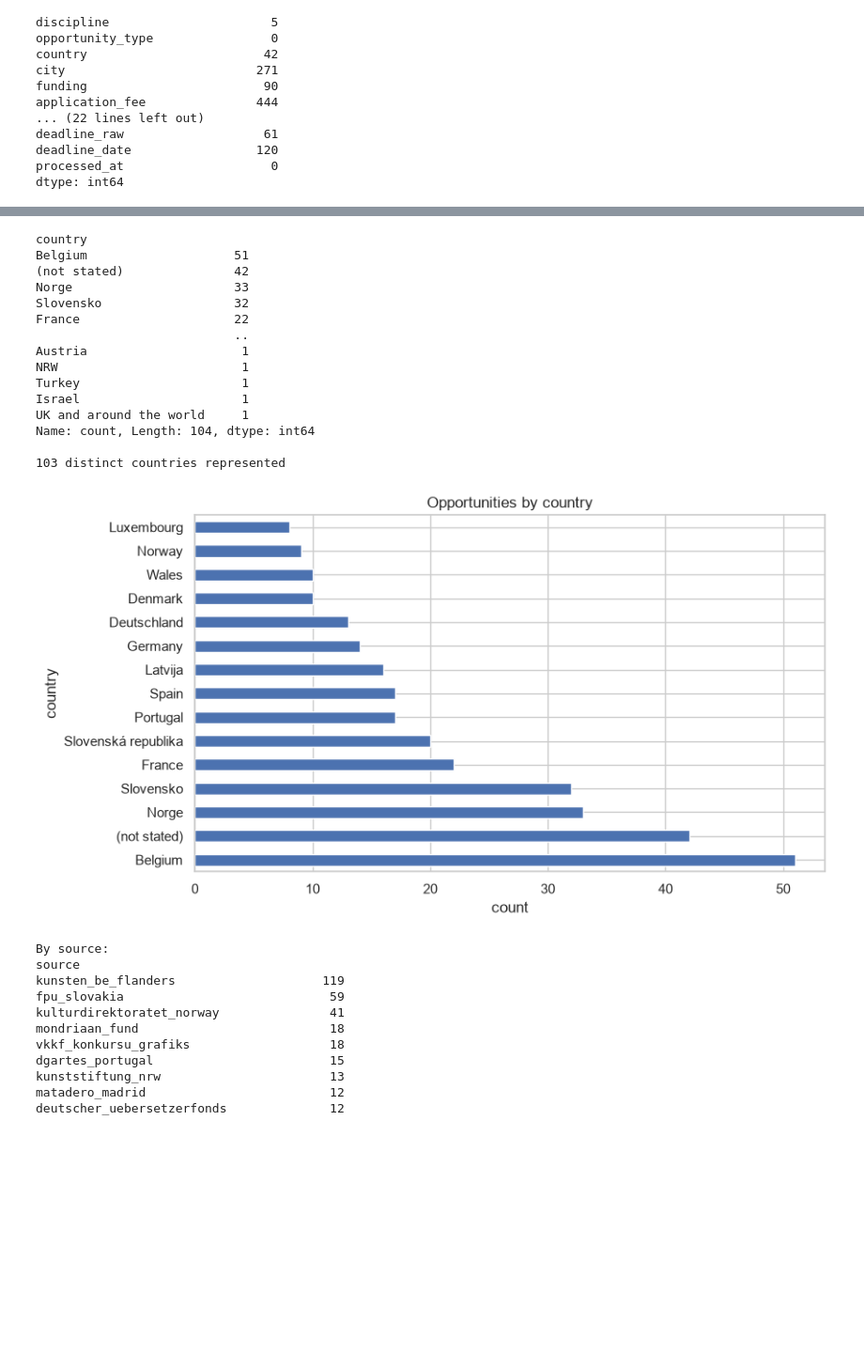
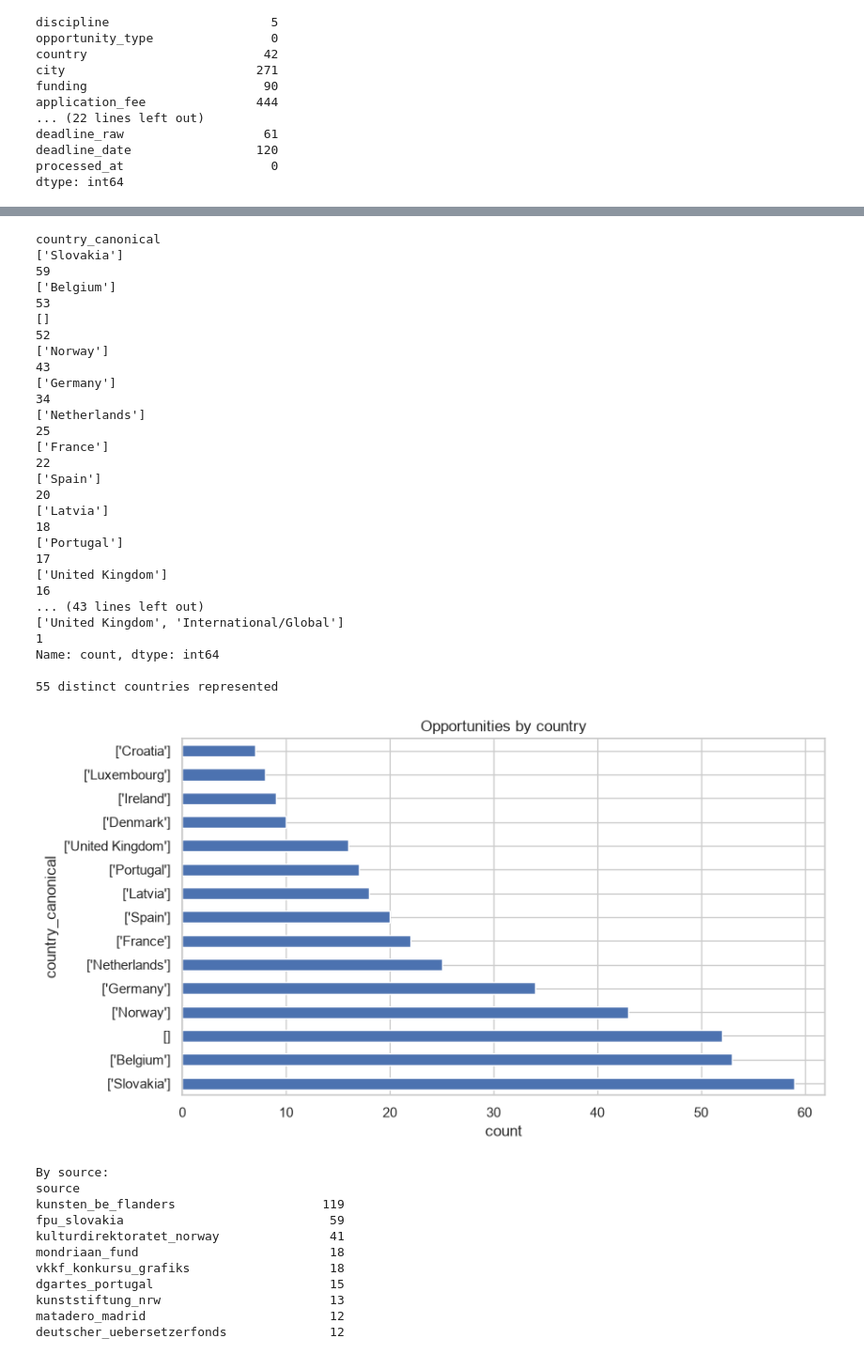
Before and after one commit to Lucaisok/open_art, a Jupyter notebook: notebooks/eda.ipynb, the cells around one changed output, grey strips where cells are left out. Shown at 94% size. Drawn from its saved outputs; the diff is of its cells as text; code cells hidden in the pictures; blank space fills up the shorter version.

```diff
--- a/notebooks/eda.ipynb
+++ b/notebooks/eda.ipynb
@@ -77,0 +69,4 @@ df.head()
+# %%
+features = ["id", "language", "title_en", "requirements_text_en", "deadline_date", "source", "organisation", "description_en", "country_canonical", "city_en", "funding", "funding_components", "application_fee_has_fee", "discipline_canonical", "opportunity_type_canonical", "career_stage_canonical"]
+# %%
+exploration_df = df[features]
@@ -105,28 +149,30 @@ plt.show()
 # %%
-country_counts = df["country"].fillna("(not stated)").value_counts()
+country_counts = exploration_df["country_canonical"].fillna("(not stated)").value_counts()
 print(country_counts)
-print(f"\n{df['country'].nunique()} distinct countries represented")
+print(f"\n{exploration_df["country_canonical"].nunique()} distinct countries represented")
 
 country_counts.head(15).plot(kind="barh", title="Opportunities by country")
 plt.xlabel("count")
 plt.tight_layout()
 plt.show()
 # %% [output]
-country
-Belgium                    51
-(not stated)               42
-Norge                      33
-Slovensko                  32
-France                     22
-                           ..
-Austria                     1
-NRW                         1
-Turkey                      1
-Israel                      1
-UK and around the world     1
-Name: count, Length: 104, dtype: int64
+country_canonical
+['Slovakia']                                                                                                                                                           59
+['Belgium']                                                                                                                                                            53
+[]                                                                                                                                                                     52
+['Norway']                                                                                                                                                             43
+['Germany']                                                                                                                                                            34
+['Netherlands']                                                                                                                                                        25
+['France']                                                                                                                                                             22
+['Spain']                                                                                                                                                              20
+['Latvia']                                                                                                                                                             18
+['Portugal']                                                                                                                                                           17
+['United Kingdom']                                                                                                                                                     16
+... (43 lines left out)
+['United Kingdom', 'International/Global']                                                                                                                              1
+Name: count, dtype: int64
 
-103 distinct countries represented
+55 distinct countries represented
-[figure, old version]
+[figure, new version]
 # %%
 print("By source:")
```
Also changed, not shown: parts of 16 cells of this notebook.
